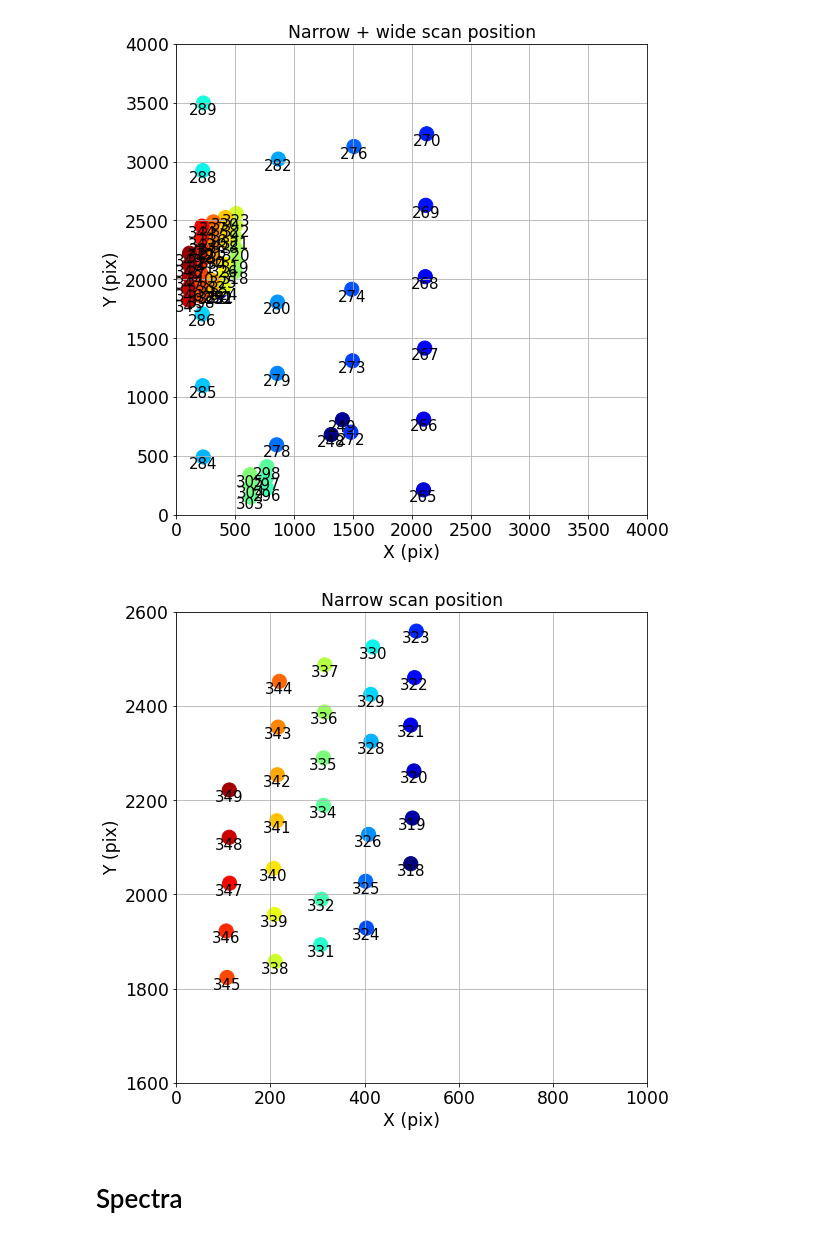
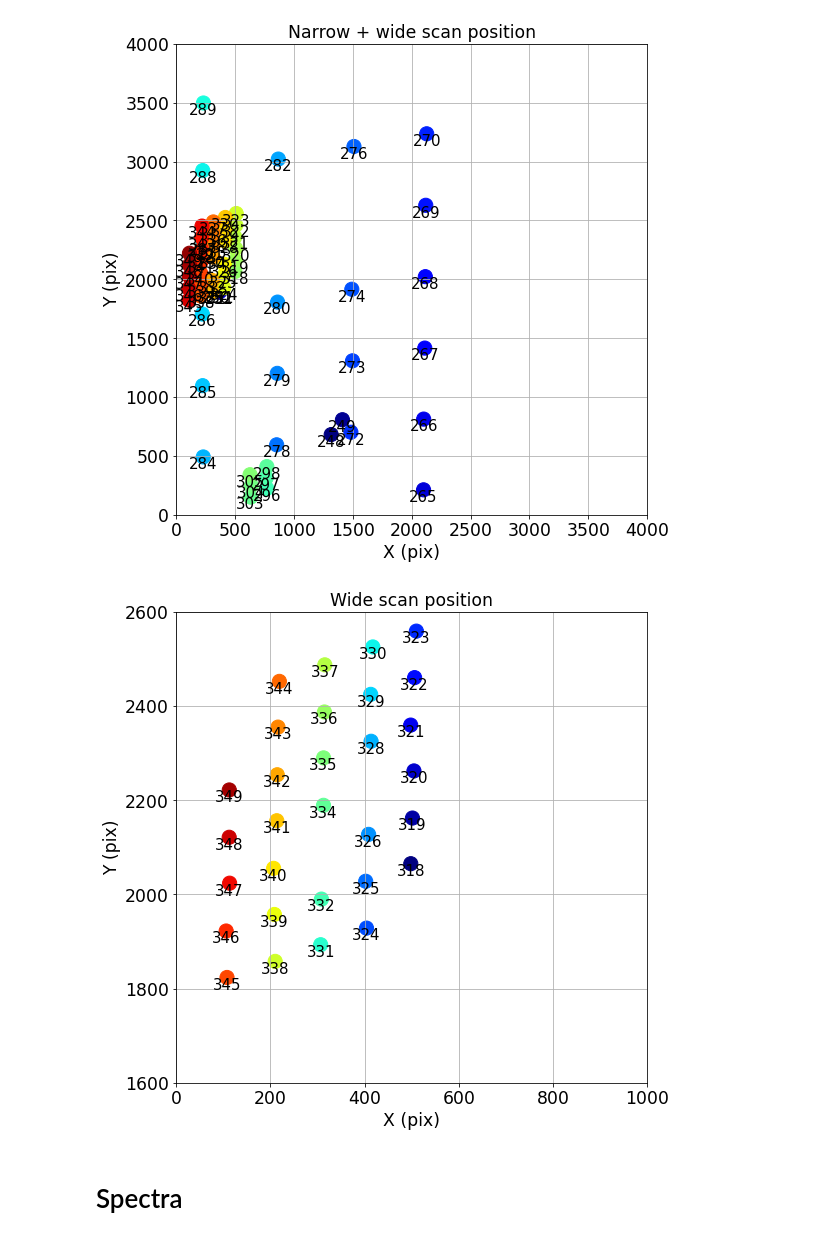
Before and after one commit to sylvielsstfr/HoloTransmissionCube, a Jupyter notebook: anaSpectra_holo_newspectractor_readfrompickles_v2.ipynb, the cells around one changed output. Saved outputs shown, nothing was run; the diff lists cells and outputs as text; code cells hidden in the pictures.

```diff
--- a/anaSpectra_holo_newspectractor_readfrompickles_v2.ipynb
+++ b/anaSpectra_holo_newspectractor_readfrompickles_v2.ipynb
@@ -291,9 +291,9 @@ plotScanPosition(all_X,all_Y,all_num,xlims=(0,4000),ylims=(0,4000),title="Narrow
 # %% [output]
 [figure]
 # %%
-plotScanPosition(all_X_nr,all_Y_nr,all_num_nr,xlims=(0,1000),ylims=(1600,2600),title="Narrow scan position")
+plotScanPosition(all_X_nr,all_Y_nr,all_num_nr,xlims=(0,1000),ylims=(1600,2600),title="Wide scan position")
 # %% [output]
-[figure, old version]
+[figure, new version]
 # %% [markdown]
 # Spectra
 # %%
```
Also changed, not shown: parts of 1 cell of this notebook, 2 other files.
